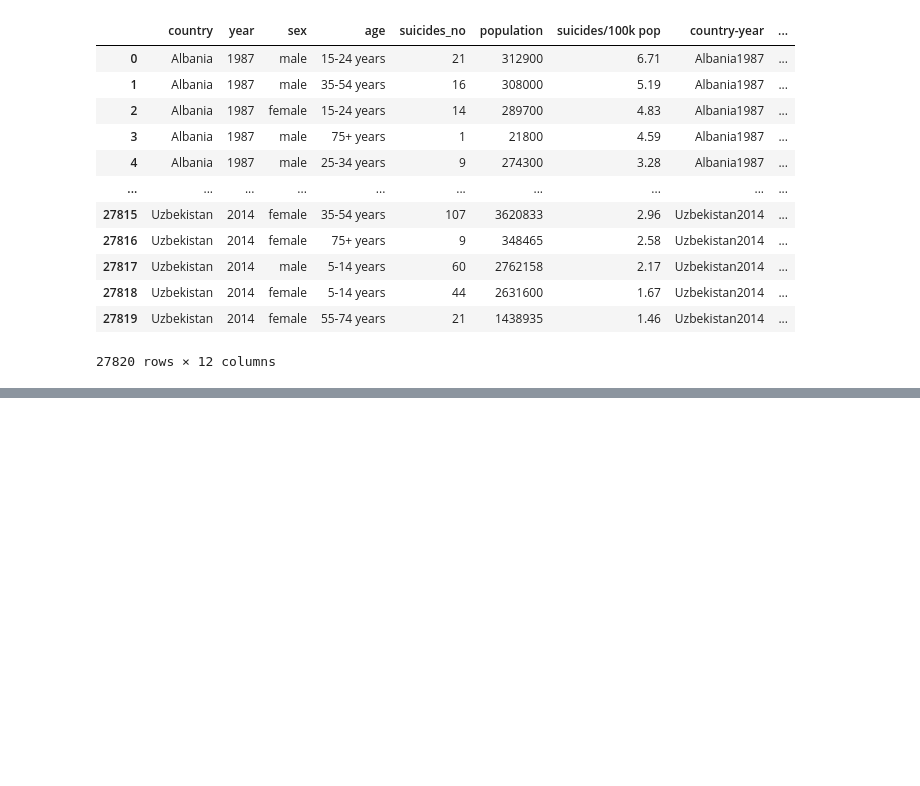
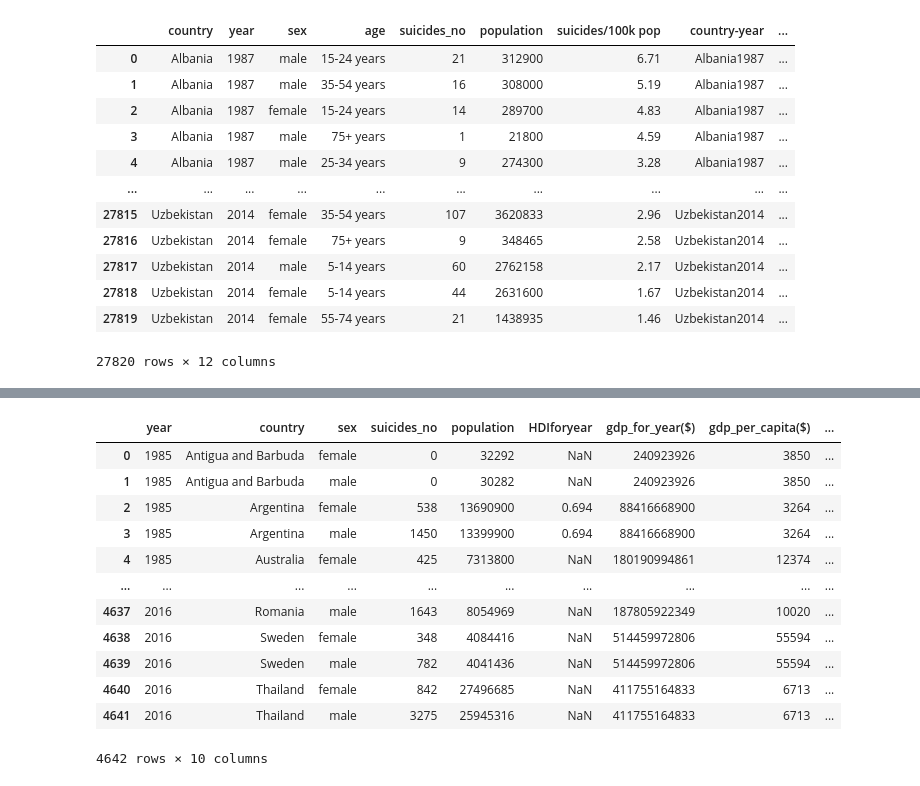
Before and after one commit to Brunadiasmiguel/depression, a Jupyter notebook: data-wrangling/country-year-sex.ipynb, the cells around one changed output, grey strips where cells are left out. Cells and saved outputs as stored; diff of their text form; code cells hidden in the pictures; blank space fills up the shorter version.

Commit message:
merge

```diff
--- a/data-wrangling/country-year-sex.ipynb
+++ b/data-wrangling/country-year-sex.ipynb
@@ -50,0 +148,11 @@ df.describe()
+# %%
+uf['year']=uf['year'].astype(int)
+uf.columns=uf.columns.str.replace('Country Name','country')
+
+um['year']=um['year'].astype(int)
+um.columns=um.columns.str.replace('Country Name','country')
+# %%
+#female
+uf.insert(2, "sex", 'female')
+#male
+um.insert(2, "sex", 'male')
@@ -50,0 +175,20 @@ df.describe()
+# %%
+country_year_sex=pd.merge(country_year_sex, uf,  how='left', left_on=['country','year','sex'], right_on = ['country','year','sex'])
+# %%
+country_year_sex=pd.merge(country_year_sex, um,  how='left', left_on=['country','year','sex'], right_on = ['country','year','sex'])
+# %%
+country_year_sex
+# %% [output]
+|  | year | country | sex | suicides_no | population | HDIforyear | gdp_for_year($) | gdp_per_capita($) | ... |
+| 0 | 1985 | Antigua and Barbuda | female | 0 | 32292 | NaN | 240923926 | 3850 | ... |
+| 1 | 1985 | Antigua and Barbuda | male | 0 | 30282 | NaN | 240923926 | 3850 | ... |
+| 2 | 1985 | Argentina | female | 538 | 13690900 | 0.694 | 88416668900 | 3264 | ... |
+| 3 | 1985 | Argentina | male | 1450 | 13399900 | 0.694 | 88416668900 | 3264 | ... |
+| 4 | 1985 | Australia | female | 425 | 7313800 | NaN | 180190994861 | 12374 | ... |
+| ... | ... | ... | ... | ... | ... | ... | ... | ... | ... |
+| 4637 | 2016 | Romania | male | 1643 | 8054969 | NaN | 187805922349 | 10020 | ... |
+| 4638 | 2016 | Sweden | female | 348 | 4084416 | NaN | 514459972806 | 55594 | ... |
+| 4639 | 2016 | Sweden | male | 782 | 4041436 | NaN | 514459972806 | 55594 | ... |
+| 4640 | 2016 | Thailand | female | 842 | 27496685 | NaN | 411755164833 | 6713 | ... |
+| 4641 | 2016 | Thailand | male | 3275 | 25945316 | NaN | 411755164833 | 6713 | ... |
+4642 rows × 10 columns
```
Also changed, not shown: parts of 16 cells of this notebook, 2 other files.
